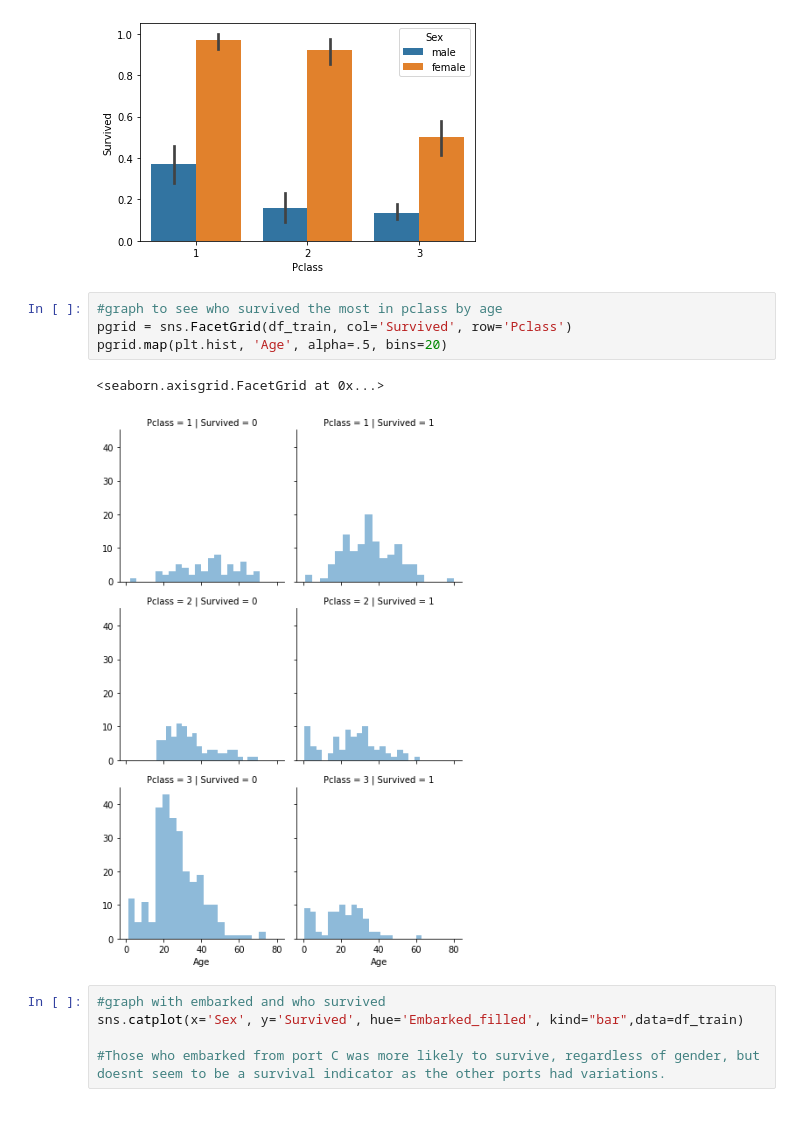
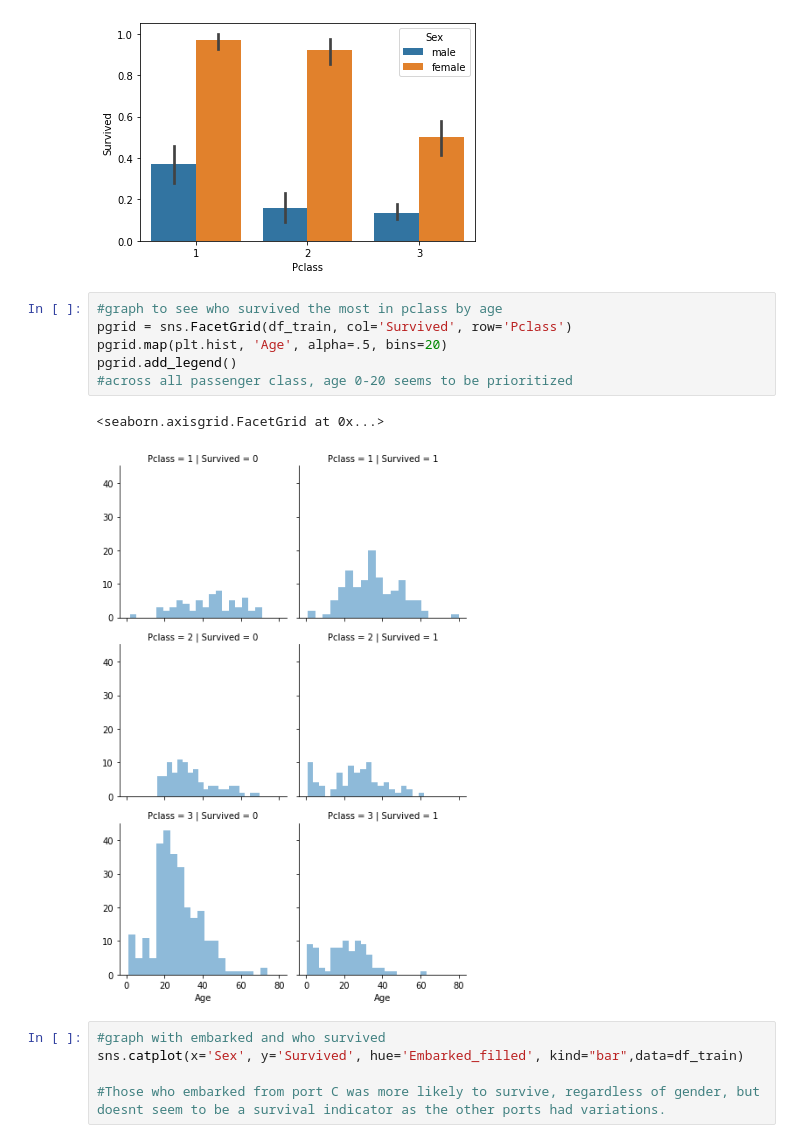
Before and after one commit to mariatan0/titanic, a Jupyter notebook: titanic_notebook.ipynb, the cells around one changed output. Drawn from its saved outputs; the diff is of its cells as text.

```diff
--- a/titanic_notebook.ipynb
+++ b/titanic_notebook.ipynb
@@ -247,10 +247,12 @@ sns.barplot(x='Pclass', y='Survived', hue='Sex', data=df_train)
 # %%
 #graph to see who survived the most in pclass by age
 pgrid = sns.FacetGrid(df_train, col='Survived', row='Pclass')
 pgrid.map(plt.hist, 'Age', alpha=.5, bins=20)
+pgrid.add_legend()
+#across all passenger class, age 0-20 seems to be prioritized
 # %% [output]
 <seaborn.axisgrid.FacetGrid at 0x...>
-[figure, old version]
+[figure, new version]
 # %%
 #graph with embarked and who survived
 sns.catplot(x='Sex', y='Survived', hue='Embarked_filled', kind="bar",data=df_train)
```
Also changed, not shown: parts of 3 cells of this notebook.
